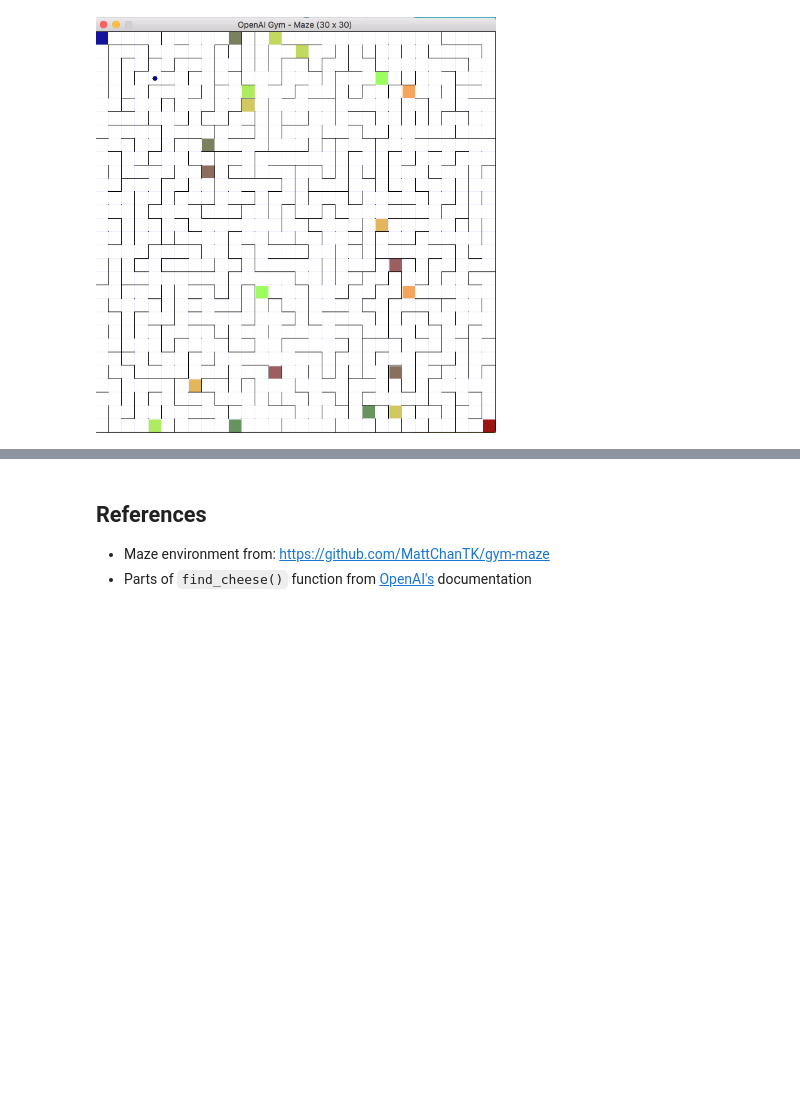
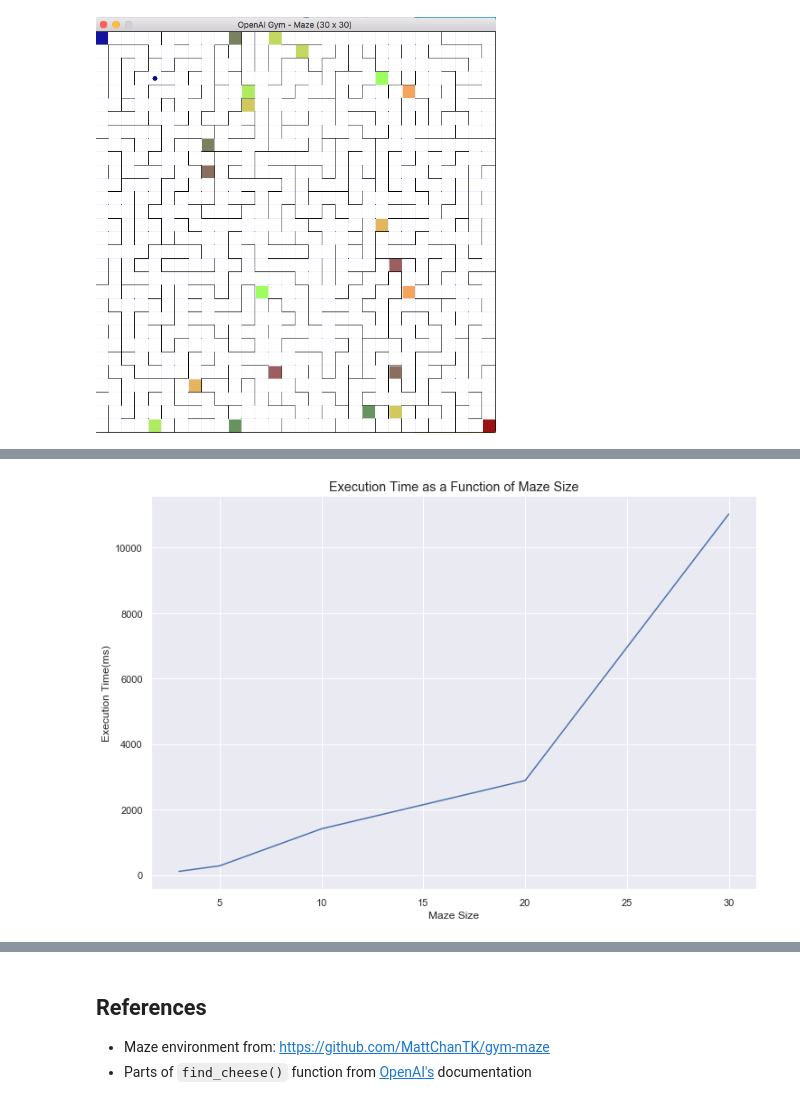
Before and after one commit to donyafoz/maze_simulation, a Jupyter notebook: mouse_maze.ipynb, the cells around one changed output, grey strips where cells are left out. Drawn from its saved outputs; the diff is of its cells as text; code cells hidden in the pictures; blank space fills up the shorter version.

```diff
--- a/mouse_maze.ipynb
+++ b/mouse_maze.ipynb
@@ -304,0 +421,4 @@ Episode finished after 35 timesteps
+# %%
+plot_results(maze_episodes, plot_type='exec_time')
+# %% [output]
+[figure, added]
```
Also changed, not shown: parts of 18 cells of this notebook.
